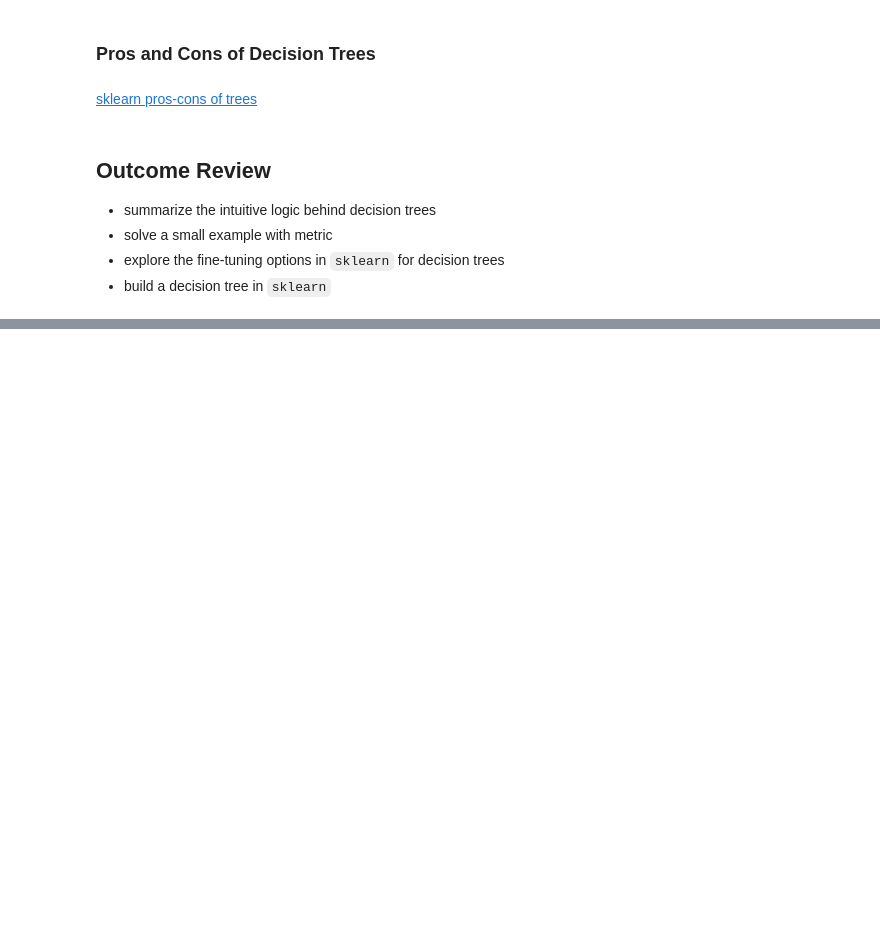
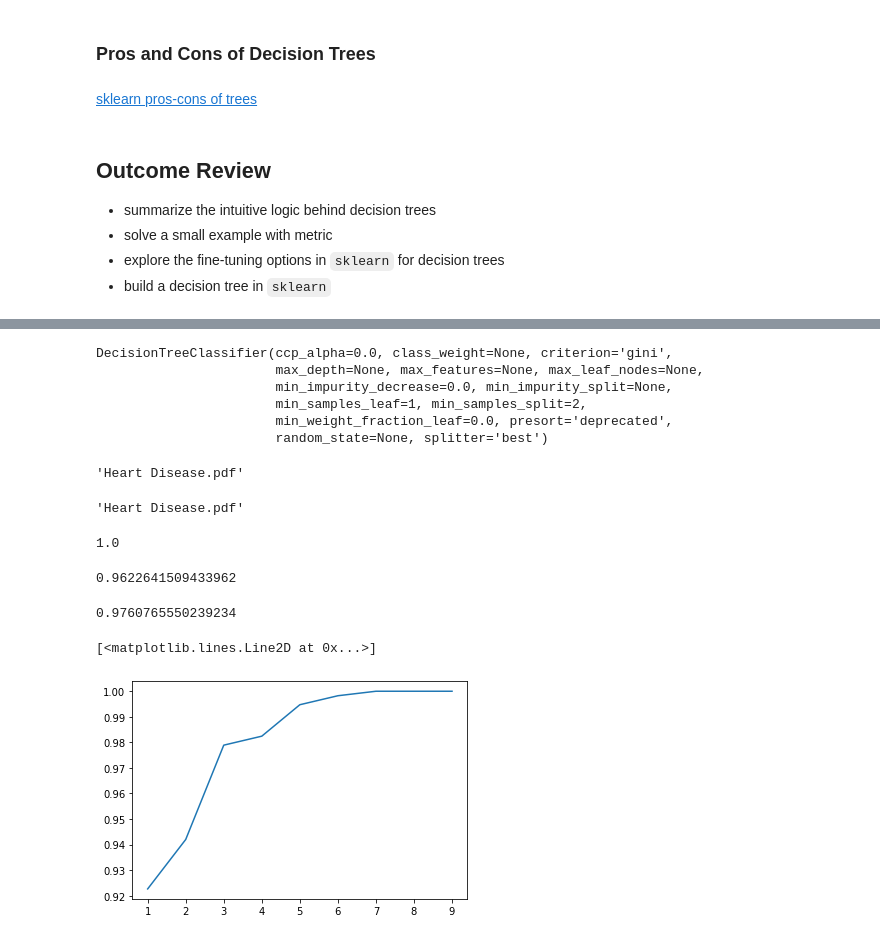
Before and after one commit to learn-co-students/dc-ds-021720, a Jupyter notebook: mod-3/week-2/day-8-Decision_tree_classifiers/Decision-Trees-Teacher-Version.ipynb, the cells around one changed output, grey strips where cells are left out. Drawn from its saved outputs; the diff is of its cells as text; code cells hidden in the pictures; blank space fills up the shorter version.

```diff
--- a/mod-3/week-2/day-8-Decision_tree_classifiers/Decision-Trees-Teacher-Version.ipynb
+++ b/mod-3/week-2/day-8-Decision_tree_classifiers/Decision-Trees-Teacher-Version.ipynb
@@ -465,0 +469,4 @@ df.head()
+# %%
+y = df.Target
+
+X = df.drop(columns='Target')
@@ -465,0 +484,13 @@ df.head()
+# %%
+from sklearn.tree import DecisionTreeClassifier
+
+tree_clf = DecisionTreeClassifier()
+
+tree_clf.fit(X, y)
+# %% [output]
+DecisionTreeClassifier(ccp_alpha=0.0, class_weight=None, criterion='gini',
+                       max_depth=None, max_features=None, max_leaf_nodes=None,
+                       min_impurity_decrease=0.0, min_impurity_split=None,
+                       min_samples_leaf=1, min_samples_split=2,
+                       min_weight_fraction_leaf=0.0, presort='deprecated',
+                       random_state=None, splitter='best')
@@ -465,0 +499,31 @@ df.head()
+# %%
+import graphviz
+from sklearn import tree
+dot_data = tree.export_graphviz(tree_clf, out_file=None,
+                     feature_names=features,
+                     filled=True, rounded=True,
+                     special_characters=True)
+graph = graphviz.Source(dot_data)
+graph.render("Heart Disease")
+# %% [output]
+'Heart Disease.pdf'
+# %%
+tree_clf = DecisionTreeClassifier()
+
+tree_clf.fit(X,y)
+
+import graphviz
+from sklearn import tree
+dot_data = tree.export_graphviz(tree_clf, out_file=None,
+                     feature_names=features,
+                     filled=True, rounded=True,
+                     special_characters=True)
+graph = graphviz.Source(dot_data)
+graph.render("Heart Disease")
+# %% [output]
+'Heart Disease.pdf'
+# %%
+## Accuracy
+tree_clf.score(X, y)
+# %% [output]
+1.0
@@ -465,0 +535,21 @@ df.head()
+# %%
+recall_score(y, y_pred)
+# %% [output]
+0.9622641509433962
+# %%
+f1_score(y, y_pred)
+# %% [output]
+0.9760765550239234
+# %%
+scores = []
+for k in range(1, 10):
+    tree_clf = DecisionTreeClassifier(max_depth= k)
+    tree_clf.fit(X,y)
+    score = scores.append(tree_clf.score(X,y))
+# %%
+import matplotlib.pyplot as plt
+
+plt.plot(range(1,10), scores)
+# %% [output]
+[<matplotlib.lines.Line2D at 0x...>]
+[figure, added]
```
Also changed, not shown: parts of 9 cells of this notebook, 2 other files.
